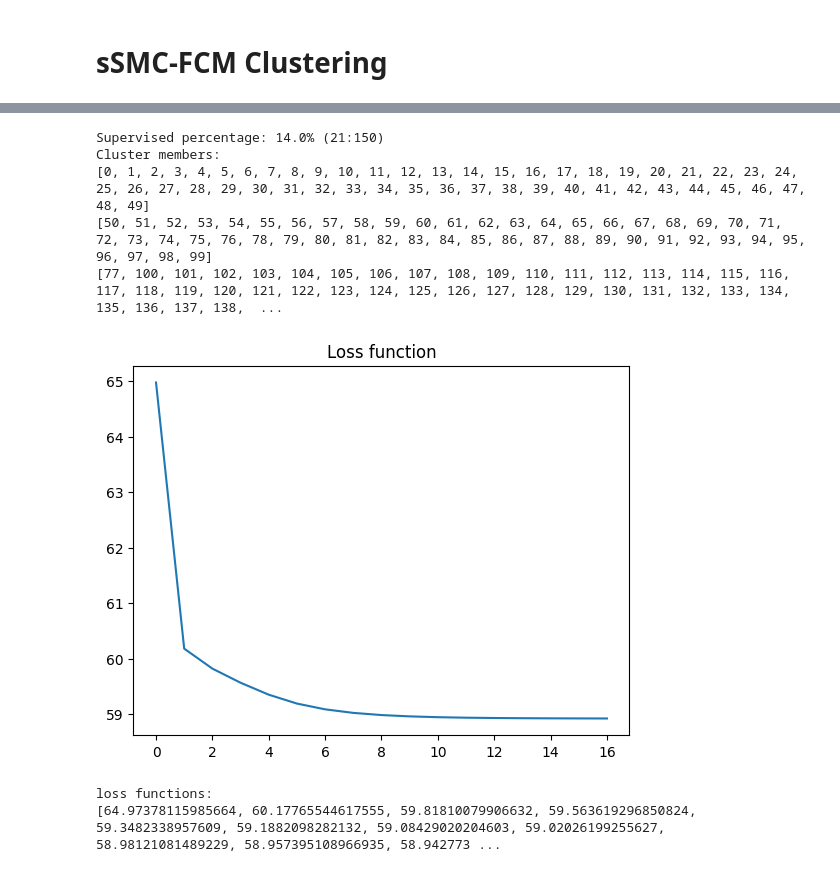
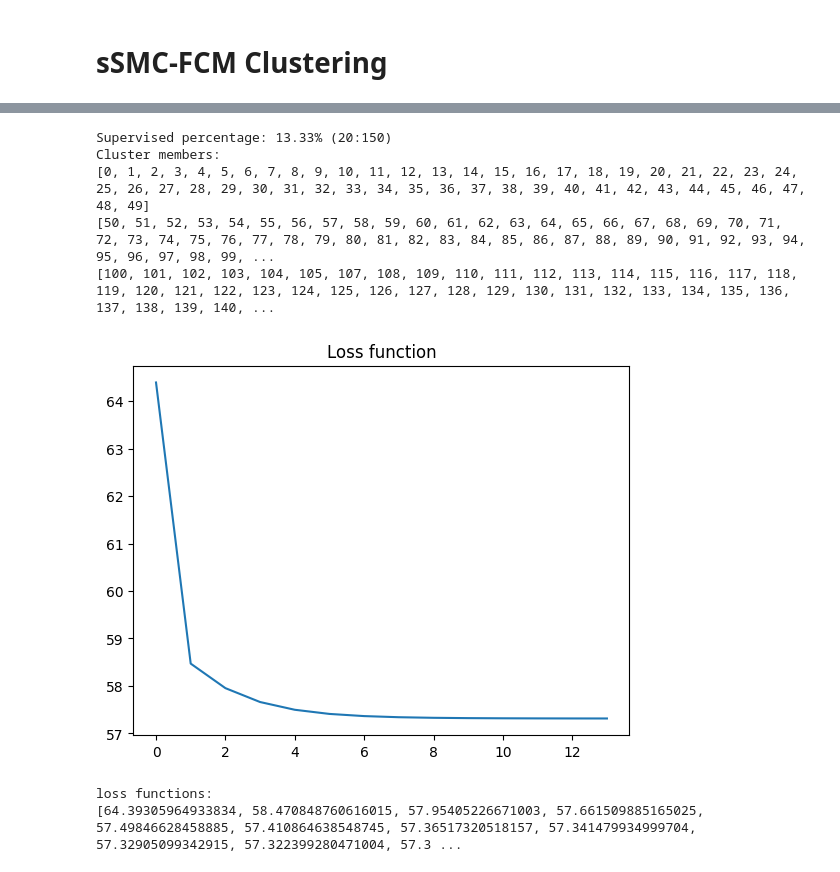
Before and after one commit to hoangtc125/algo-clustering-service, a Jupyter notebook: text_clustering.ipynb, the cells around one changed output, grey strips where cells are left out. Drawn from its saved outputs; the diff is of its cells as text; code cells hidden in the pictures.

```diff
--- a/text_clustering.ipynb
+++ b/text_clustering.ipynb
@@ -302,27 +299,22 @@ from sklearn.metrics import hamming_loss
 # %%
-from enum import Enum
-
-class FieldType(Enum):
-    TEXT = "text"
-    NUM = "num"
-    CATE = "cate"
-
 class sSMC_FCM():
 
   def __init__(
     self,
-    dataset: List = [],
-    fields_type: List = [],
+    dataset: List,
+    fields_len: List,
+    fields_weight: Optional[List] = [],
     supervised_set: Optional[List] = [],
     n_clusters: Optional[int] = 3,
     fuzzi_M: Optional[int] = 2,
     alpha: Optional[float] = 0.6,
     epsilon: Optional[float] = 0.001,
     n_loop: Optional[int] = 50,
-    is_plot: Optional[bool] = True
+    is_plot: Optional[bool] = False
   ) -> None:
     self.dataset = dataset
-    self.fields_type = fields_type if fields_type else [FieldType.TEXT] * len(dataset[0])
+    self.fields_len = fields_len
+    self.fields_weight = fields_weight if fields_weight else [1] * len(fields_len)
     self.n_clusters = max([n_clusters, len(supervised_set)])
     self.supervised_set = supervised_set
     self.fuzzi_M = fuzzi_M
@@ -506,25 +498,25 @@ class sSMC_FCM():
             fuzzi_M2 = fuzzi_M2[0]
             if not isinstance(fuzzi_M2, float):
                 raise Exception("fuzzi_M2 is complex")
-            self.fuzzi_set[id_point][id_cluster] = fuzzi_M2 if fuzzi_M2 > self.fuzzi_M else self.fuzzi_M
+            fuzzi_M2 = fuzzi_M2 if fuzzi_M2 > self.fuzzi_M else self.fuzzi_M
+            self.fuzzi_set[id_point] = [fuzzi_M2] * self.n_clusters
             # print(id_point, self.fuzzi_set[id_point][id_cluster])
         except:
             traceback.print_exc()
 
   def __calculate_point_distance(self, p1, p2):
+    __iter = 0
     distance = 0
-    for field1, field2, field_type in zip(p1, p2, self.fields_type):
-      if field_type in [FieldType.TEXT, FieldType.NUM]:
-        distance += self.__calculate_euclid_distance(field1, field2)
-      elif field_type in [FieldType.CATE]:
-        distance += self.__calculate_hamming_distance(field1, field2)
+    for field_len, field_weight in zip(self.fields_len, self.fields_weight):
+      distance += self.__calculate_euclid_distance(
+                    np.array(p1[__iter:__iter+field_len]) * field_weight,
+                    np.array(p2[__iter:__iter+field_len]) * field_weight
+                  )
+      __iter += field_len
     return distance if distance else self.epsilon
 
   def __calculate_euclid_distance(self, p1, p2):
     return np.linalg.norm(p1 - p2)
-
-  def __calculate_hamming_distance(self, p1, p2):
-    return hamming_loss(p1, p2)
 
   def __calculate_loss_function(self):
     self.loss_values.append(sum([
@@ -596,23 +597,23 @@ loss functions:
 # %%
 from sklearn.datasets import load_iris
 data = load_iris()
-X, Y = np.array([[i] for i in data['data']]), data['target']
+X, Y = data['data'], data['target']
 
 supervised_set = [
     [1, 11, 22],
     [71, 81, 92, 86, 50, 52, 76, 77, 83],
-    [122, 123, 124, 126, 121, 106, 113, 138, 119],
+    [122, 123, 124, 126, 121, 113, 138, 119],
 ]
-ssmc_fcm = sSMC_FCM(dataset=X, n_clusters=3, supervised_set=supervised_set, is_plot=False)
+ssmc_fcm = sSMC_FCM(dataset=X, fields_len=[X.shape[1]], n_clusters=3, supervised_set=supervised_set)
 ssmc_fcm.clustering()
 ssmc_fcm.show_cluster_members()
 ssmc_fcm.show_loss_function()
 # %% [output]
-Supervised percentage: 14.0% (21:150)
+Supervised percentage: 13.33% (20:150)
 Cluster members:
 [0, 1, 2, 3, 4, 5, 6, 7, 8, 9, 10, 11, 12, 13, 14, 15, 16, 17, 18, 19, 20, 21, 22, 23, 24, 25, 26, 27, 28, 29, 30, 31, 32, 33, 34, 35, 36, 37, 38, 39, 40, 41, 42, 43, 44, 45, 46, 47, 48, 49]
-[50, 51, 52, 53, 54, 55, 56, 57, 58, 59, 60, 61, 62, 63, 64, 65, 66, 67, 68, 69, 70, 71, 72, 73, 74, 75, 76, 78, 79, 80, 81, 82, 83, 84, 85, 86, 87, 88, 89, 90, 91, 92, 93, 94, 95, 96, 97, 98, 99]
-[77, 100, 101, 102, 103, 104, 105, 106, 107, 108, 109, 110, 111, 112, 113, 114, 115, 116, 117, 118, 119, 120, 121, 122, 123, 124, 125, 126, 127, 128, 129, 130, 131, 132, 133, 134, 135, 136, 137, 138,  ...
+[50, 51, 52, 53, 54, 55, 56, 57, 58, 59, 60, 61, 62, 63, 64, 65, 66, 67, 68, 69, 70, 71, 72, 73, 74, 75, 76, 77, 78, 79, 80, 81, 82, 83, 84, 85, 86, 87, 88, 89, 90, 91, 92, 93, 94, 95, 96, 97, 98, 99, ...
+[100, 101, 102, 103, 104, 105, 107, 108, 109, 110, 111, 112, 113, 114, 115, 116, 117, 118, 119, 120, 121, 122, 123, 124, 125, 126, 127, 128, 129, 130, 131, 132, 133, 134, 135, 136, 137, 138, 139, 140, ...
-[figure, old version]
+[figure, new version]
 loss functions:
-[64.97378115985664, 60.17765544617555, 59.81810079906632, 59.563619296850824, 59.3482338957609, 59.1882098282132, 59.08429020204603, 59.02026199255627, 58.98121081489229, 58.957395108966935, 58.942773 ...
+[64.39305964933834, 58.470848760616015, 57.95405226671003, 57.661509885165025, 57.49846628458885, 57.410864638548745, 57.36517320518157, 57.341479934999704, 57.32905099342915, 57.322399280471004, 57.3 ...
```
Also changed, not shown: parts of 6 cells of this notebook.
